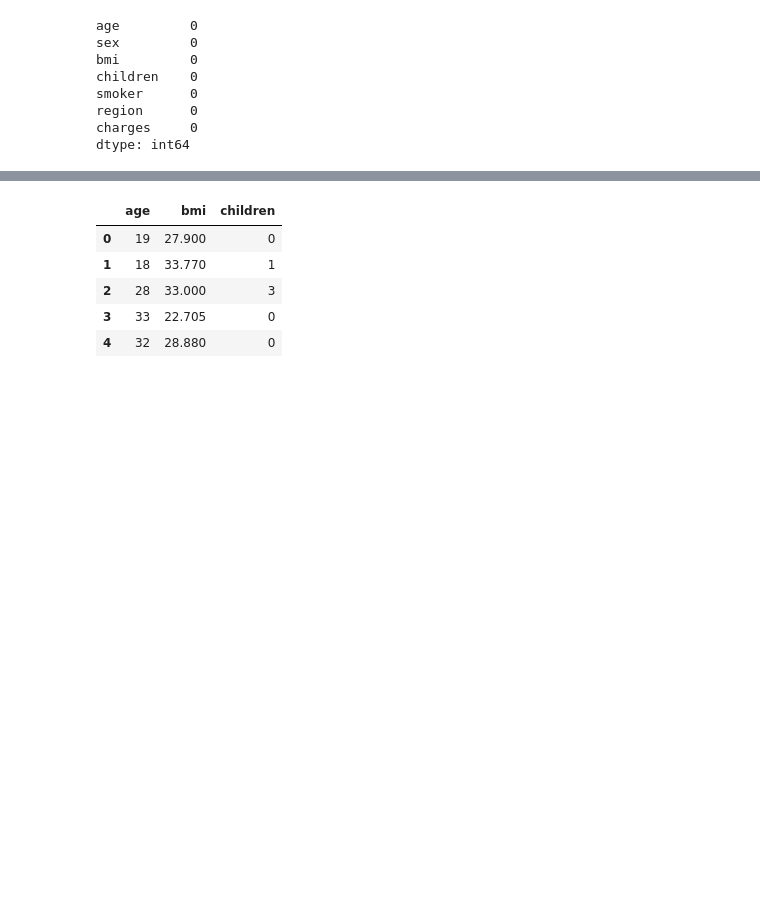
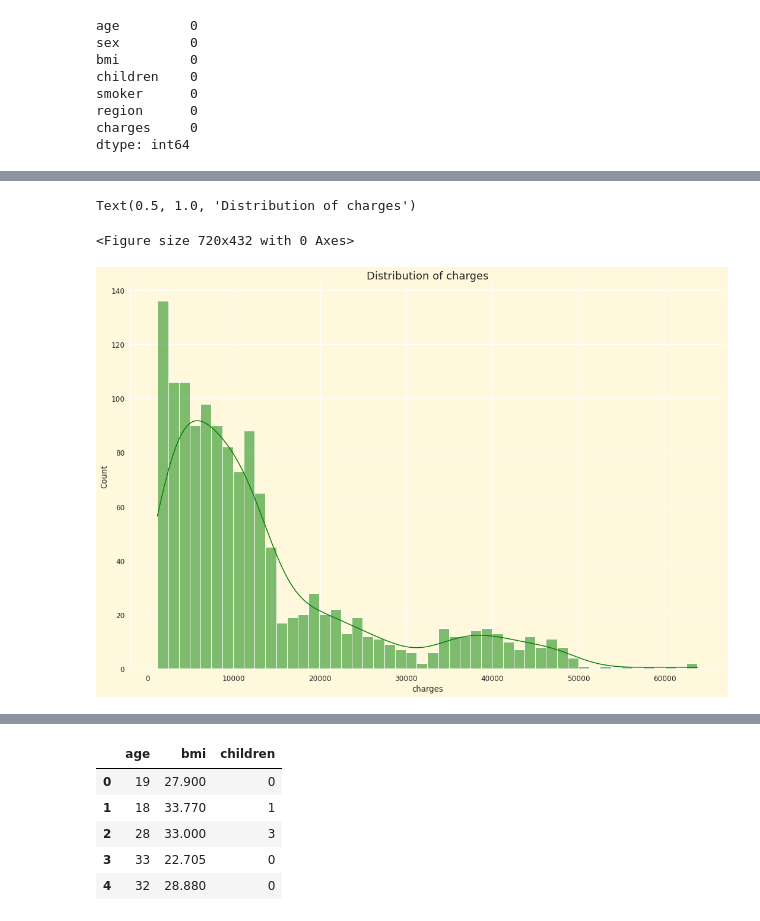
Before and after one commit to Sun-Chirawat/Senior-Project-CS, a Jupyter notebook: regressionModelling.ipynb, the cells around one changed output, grey strips where cells are left out. Cells and saved outputs as stored; diff of their text form; code cells hidden in the pictures; blank space fills up the shorter version.

```diff
--- a/regressionModelling.ipynb
+++ b/regressionModelling.ipynb
@@ -42,0 +70,8 @@ dtype: int64
+# %%
+plt.figure(figsize = (10, 6))
+sns.displot(x = 'charges', data = df, bins = 50, kde = True, height = 10, aspect = 1.5, color = 'Green')
+plt.title('Distribution of charges', fontsize = 18)
+# %% [output]
+Text(0.5, 1.0, 'Distribution of charges')
+<Figure size 720x432 with 0 Axes>
+[figure, added]
```
Also changed, not shown: parts of 11 cells of this notebook.
